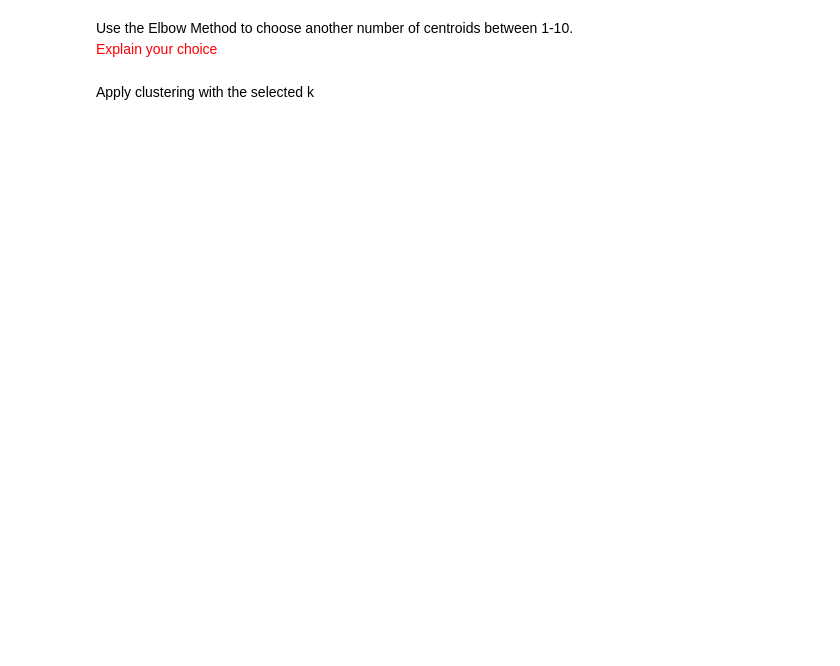
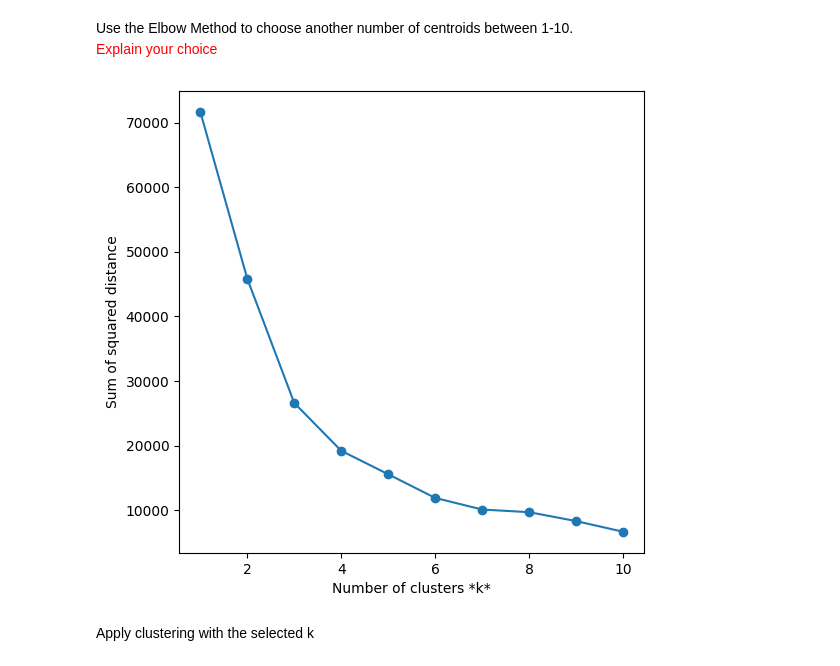
Before and after one commit to RaneemIbra/Machine-Learning, a Jupyter notebook: Intro_To_ML_HW4.ipynb, the cells around one changed output. Drawn from its saved outputs; the diff is of its cells as text; code cells hidden in the pictures; blank space fills up the shorter version.

```diff
--- a/Intro_To_ML_HW4.ipynb
+++ b/Intro_To_ML_HW4.ipynb
@@ -191,6 +209,8 @@ class Kmeans:
 	def reassign_centroids(self, X, labels):
 		centroids = np.zeros((self.n_clusters, X.shape[1]))
 		# Implement here
+		for i in range(self.n_clusters):
+			centroids[i, :] = np.mean(X[labels==i], axis=0)
 		return centroids
 
 	def compute_distance(self, X, centroids):
@@ -214,8 +234,9 @@ class Kmeans:
 		for i in range(self.max_iter):
 			old_centroids = self.centroids
 			# For each point, calculate distance to all k clustes.
-			self.labels =	# Assign the labels with closest distance' cluster.
-			self.centroids = # Update the centroids
+			dist = self.compute_distance(X, self.centroids)
+			self.labels = self.find_closest_cluster(dist)
+			self.centroids = self.reassign_centroids(X, self.labels)
 			if np.all(old_centroids == self.centroids):
 				break
 		self.error = self.compute_sse(X, self.labels, self.centroids)
@@ -257,15 +282,20 @@ Use the Elbow Method to choose another number of centroids between 1-10. <br/>
 # %%
 sse = []
 list_k = list(range(1, 11))
 
 for k in list_k:
+  kmeans = Kmeans(n_clusters=k)
+  kmeans.fit(data)
+  error_of_current_clustering=kmeans.error
   sse.append(error_of_current_clustering)
 
 '''Plot sse against k'''
 plt.figure(figsize=(6, 6))
 plt.plot(list_k, sse, '-o')
 plt.xlabel(r'Number of clusters *k*')
 plt.ylabel('Sum of squared distance')
 plt.show()
+# %% [output]
+[figure, added]
 # %% [markdown]
 Apply clustering with the selected k
```
Also changed, not shown: parts of 8 cells of this notebook, 1 other file.
